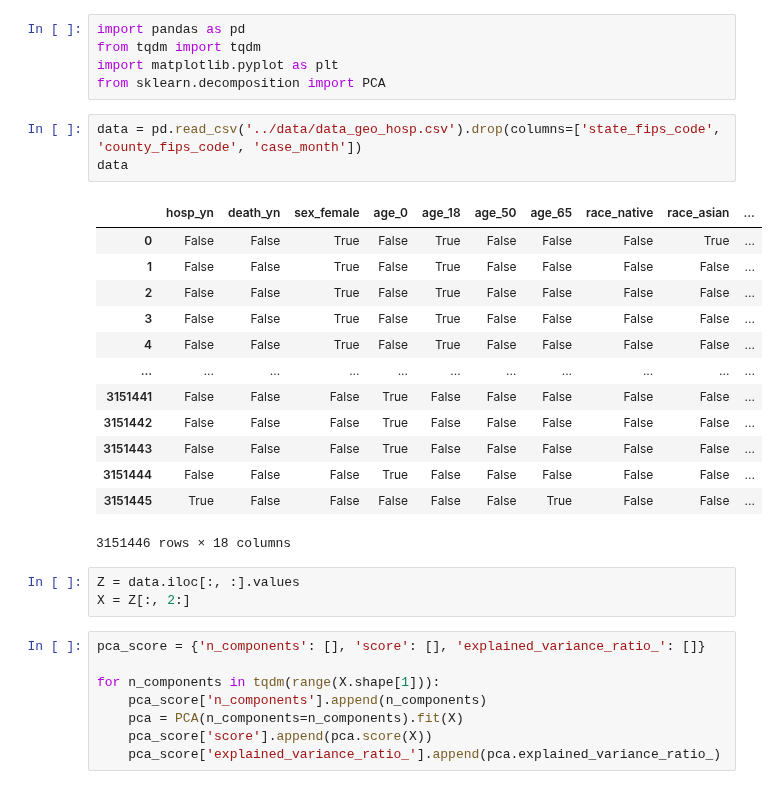
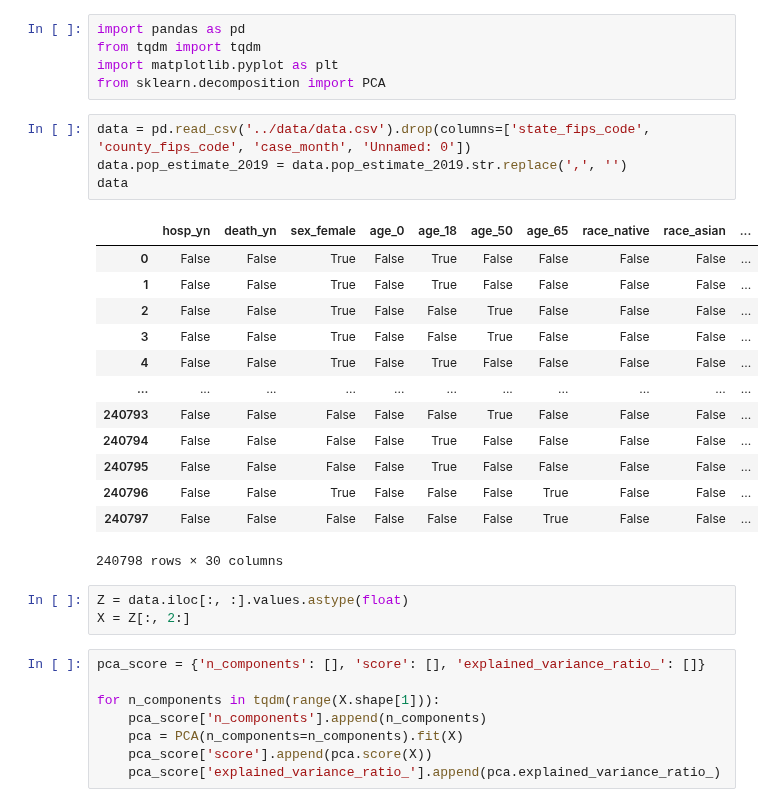
Before and after one commit to psaegert/AML-Final, a Jupyter notebook: dimensionality_reduction/pca.ipynb, the cells around one changed output. Saved outputs shown, nothing was run; the diff lists cells and outputs as text.

```diff
--- a/dimensionality_reduction/pca.ipynb
+++ b/dimensionality_reduction/pca.ipynb
@@ -4,24 +4,25 @@ from tqdm import tqdm
 import matplotlib.pyplot as plt
 from sklearn.decomposition import PCA
 # %%
-data = pd.read_csv('../data/data_geo_hosp.csv').drop(columns=['state_fips_code', 'county_fips_code', 'case_month'])
+data = pd.read_csv('../data/data.csv').drop(columns=['state_fips_code', 'county_fips_code', 'case_month', 'Unnamed: 0'])
+data.pop_estimate_2019 = data.pop_estimate_2019.str.replace(',', '')
 data
 # %% [output]
 |  | hosp_yn | death_yn | sex_female | age_0 | age_18 | age_50 | age_65 | race_native | race_asian | ... |
-| 0 | False | False | True | False | True | False | False | False | True | ... |
+| 0 | False | False | True | False | True | False | False | False | False | ... |
 | 1 | False | False | True | False | True | False | False | False | False | ... |
-| 2 | False | False | True | False | True | False | False | False | False | ... |
-| 3 | False | False | True | False | True | False | False | False | False | ... |
+| 2 | False | False | True | False | False | True | False | False | False | ... |
+| 3 | False | False | True | False | False | True | False | False | False | ... |
 | 4 | False | False | True | False | True | False | False | False | False | ... |
 | ... | ... | ... | ... | ... | ... | ... | ... | ... | ... | ... |
-| 3151441 | False | False | False | True | False | False | False | False | False | ... |
-| 3151442 | False | False | False | True | False | False | False | False | False | ... |
-| 3151443 | False | False | False | True | False | False | False | False | False | ... |
-| 3151444 | False | False | False | True | False | False | False | False | False | ... |
-| 3151445 | True | False | False | False | False | False | True | False | False | ... |
+| 240793 | False | False | False | False | False | True | False | False | False | ... |
+| 240794 | False | False | False | False | True | False | False | False | False | ... |
+| 240795 | False | False | False | False | True | False | False | False | False | ... |
+| 240796 | False | False | True | False | False | False | True | False | False | ... |
+| 240797 | False | False | False | False | False | False | True | False | False | ... |
-3151446 rows × 18 columns
+240798 rows × 30 columns
 # %%
-Z = data.iloc[:, :].values
+Z = data.iloc[:, :].values.astype(float)
 X = Z[:, 2:]
 # %%
 pca_score = {'n_components': [], 'score': [], 'explained_variance_ratio_': []}
```
Also changed, not shown: parts of 1 cell of this notebook, 1 other file.
